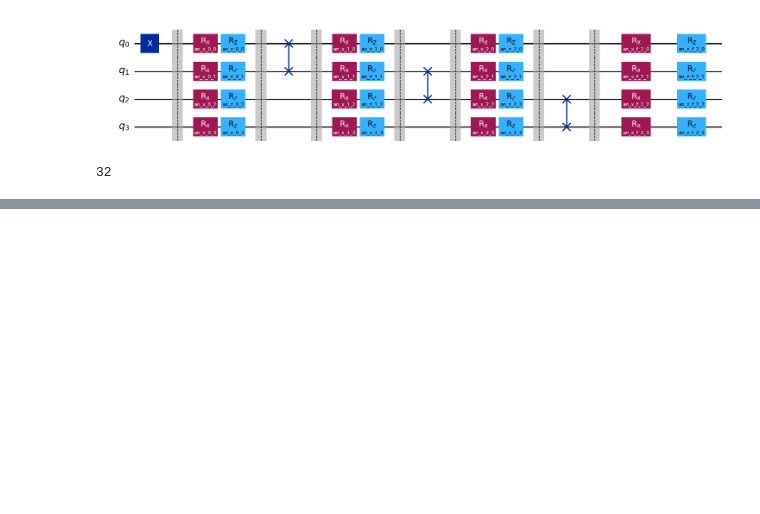
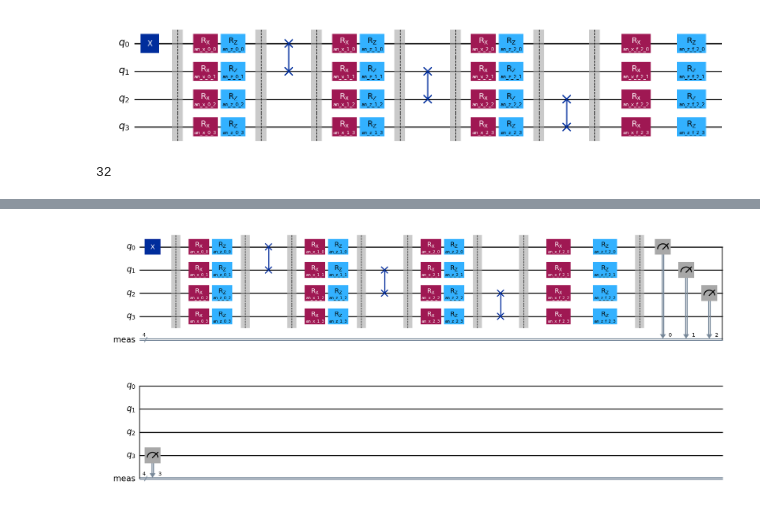
Before and after one commit to sofips/optimal_qst, a Jupyter notebook: Swap_swap_swap.ipynb, the cells around one changed output, grey strips where cells are left out. Saved outputs shown, nothing was run; the diff lists cells and outputs as text; code cells hidden in the pictures; blank space fills up the shorter version.

```diff
--- a/Swap_swap_swap.ipynb
+++ b/Swap_swap_swap.ipynb
@@ -142,2 +166,7 @@ with Session(backend=backend) as session:
 # %%
+qc.draw(output="mpl", idle_wires=False, style="iqp")
+qc.parameters
+opt_parameters = cost_history_dict["prev_vector"]
+
+print(opt_parameters)
 # %% [output]
@@ -161,0 +219,6 @@ NameError: name 'res' is not defined
+# %%
+qc3.assign_parameters(opt_parameters)
+qc3.measure_all()
+qc3.draw("mpl", style="iqp")
+# %% [output]
+[figure, added]
```
Also changed, not shown: parts of 17 cells of this notebook, 1 other file.
